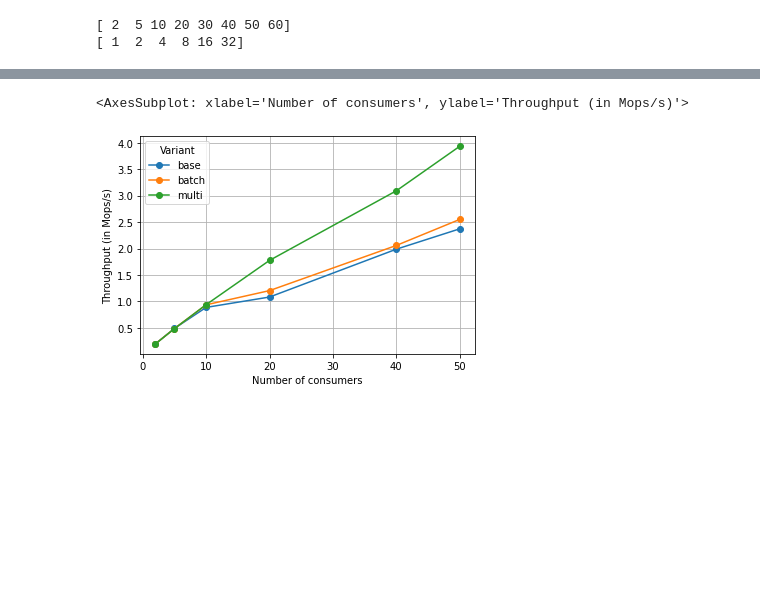
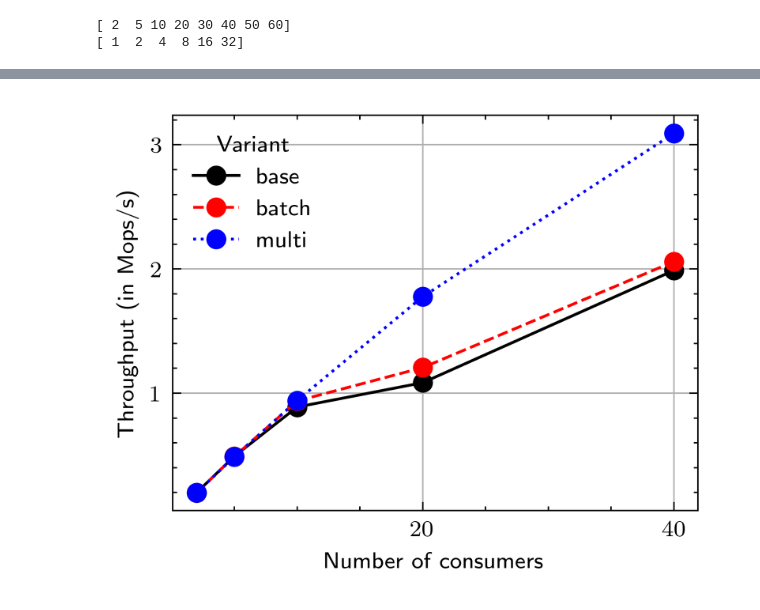
Before and after one commit to cesar237/ring_buffer_sim, a Jupyter notebook: notebooks/analysis.ipynb, the cells around one changed output, grey strips where cells are left out. Drawn from its saved outputs; the diff is of its cells as text; code cells hidden in the pictures; blank space fills up the shorter version.

```diff
--- a/notebooks/analysis.ipynb
+++ b/notebooks/analysis.ipynb
@@ -24,0 +62,2 @@ dfs = {}
+# %%
+df__ = df__[df__.Consumers <= 40]
@@ -146,0 +139,2 @@ dfs[variant] = df__
+# %%
+df__ = df__[df__.Consumers <= 40]
@@ -353,11 +357,11 @@ throughput
 # %%
-throughput.plot.line(
-    x='Consumers', y=variants,
-    xlabel='Number of consumers', ylabel='Throughput (in Mops/s)',
-    grid=True, marker='o',)
+with plt.style.context(['science', 'ieee']):
+    throughput.plot.line(
+        x='Consumers', y=variants,
+        xlabel='Number of consumers', ylabel='Throughput (in Mops/s)',
+        grid=True, marker='o',)
 # %% [output]
-<AxesSubplot: xlabel='Number of consumers', ylabel='Throughput (in Mops/s)'>
-[figure, old version]
+[figure, new version]
 # %%
 latency
 # %% [output]
```
Also changed, not shown: parts of 15 cells of this notebook, 6 other files.
